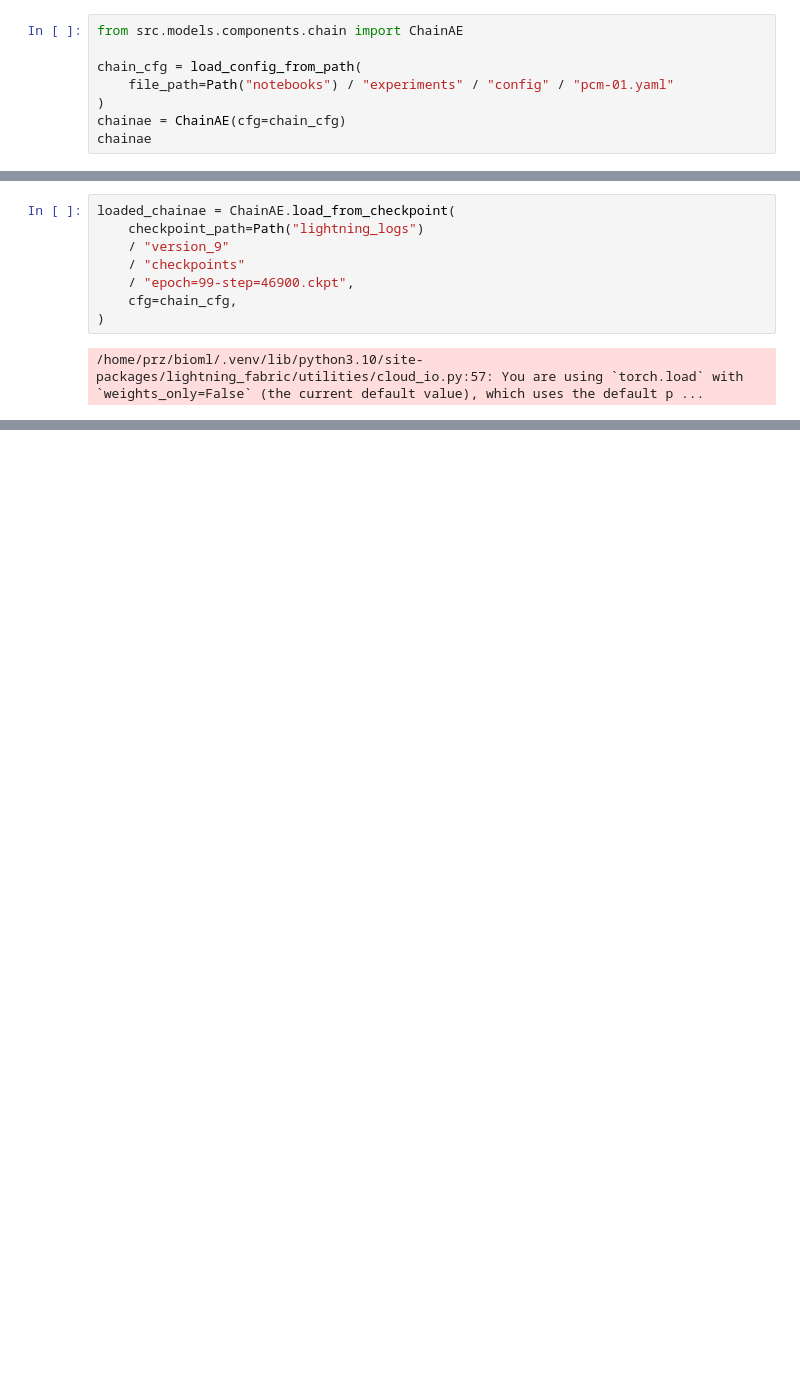
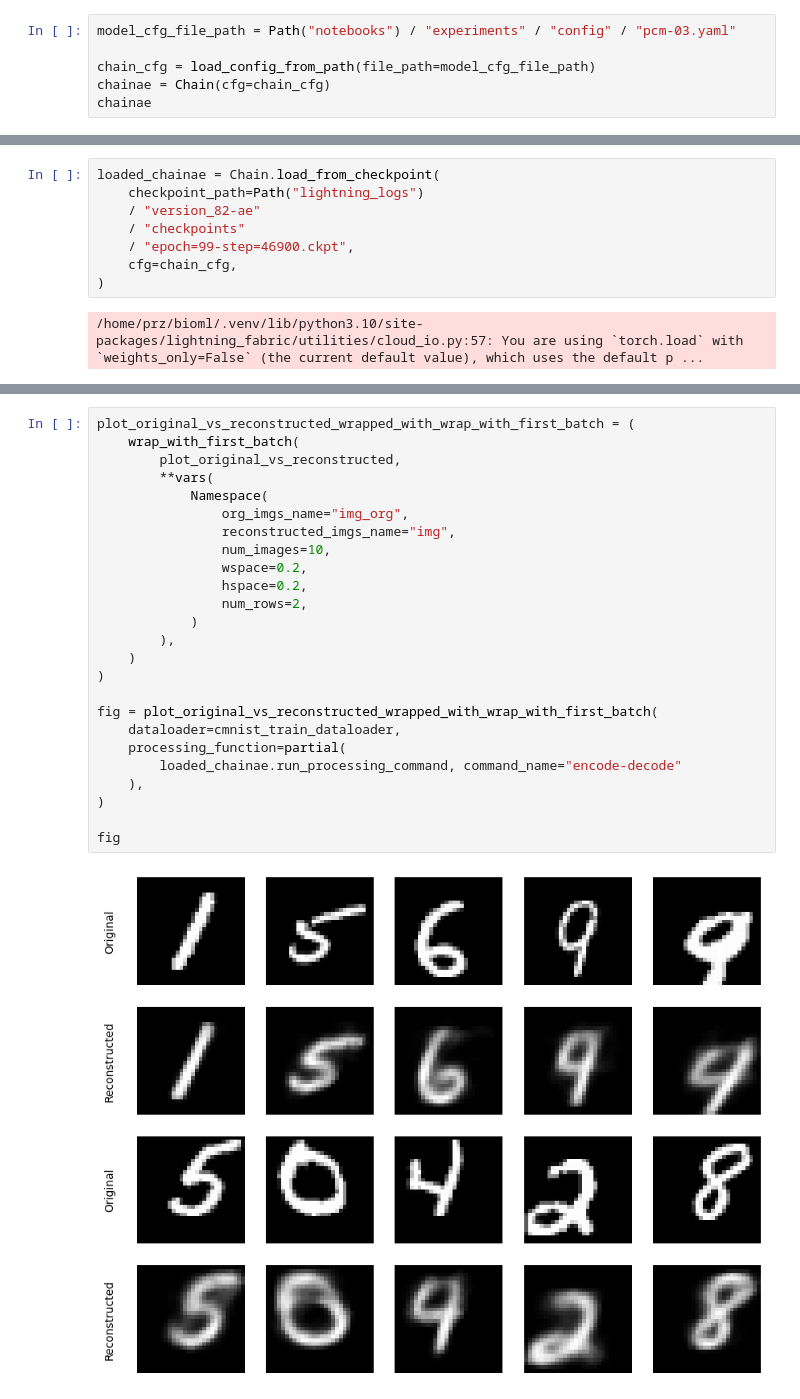
Before and after one commit to D4L-Pigeons/D4L-Hackaton, a Jupyter notebook: notebooks/experiments/pcm-mnist.ipynb, the cells around one changed output, grey strips where cells are left out. Drawn from its saved outputs; the diff is of its cells as text; blank space fills up the shorter version.

Commit message:
Add working mnist model with neptune logs.

```diff
--- a/notebooks/experiments/pcm-mnist.ipynb
+++ b/notebooks/experiments/pcm-mnist.ipynb
@@ -163,11 +437,9 @@ Condition values: tensor([0.])
 # %% [markdown]
 ### Model
 # %%
-from src.models.components.chain import ChainAE
+model_cfg_file_path = Path("notebooks") / "experiments" / "config" / "pcm-03.yaml"
 
-chain_cfg = load_config_from_path(
-    file_path=Path("notebooks") / "experiments" / "config" / "pcm-01.yaml"
-)
-chainae = ChainAE(cfg=chain_cfg)
+chain_cfg = load_config_from_path(file_path=model_cfg_file_path)
+chainae = Chain(cfg=chain_cfg)
 chainae
 # %% [output]
@@ -216,7 +625,7 @@ HPU available: False, using: 0 HPUs
 # %%
-loaded_chainae = ChainAE.load_from_checkpoint(
+loaded_chainae = Chain.load_from_checkpoint(
     checkpoint_path=Path("lightning_logs")
-    / "version_9"
+    / "version_82-ae"
     / "checkpoints"
     / "epoch=99-step=46900.ckpt",
     cfg=chain_cfg,
@@ -270,0 +635,27 @@ torch.Size([128, 1, 28, 28])
+# %%
+plot_original_vs_reconstructed_wrapped_with_wrap_with_first_batch = (
+    wrap_with_first_batch(
+        plot_original_vs_reconstructed,
+        **vars(
+            Namespace(
+                org_imgs_name="img_org",
+                reconstructed_imgs_name="img",
+                num_images=10,
+                wspace=0.2,
+                hspace=0.2,
+                num_rows=2,
+            )
+        ),
+    )
+)
+
+fig = plot_original_vs_reconstructed_wrapped_with_wrap_with_first_batch(
+    dataloader=cmnist_train_dataloader,
+    processing_function=partial(
+        loaded_chainae.run_processing_command, command_name="encode-decode"
+    ),
+)
+
+fig
+# %% [output]
+[figure, added]
```
Also changed, not shown: parts of 38 cells of this notebook, 33 other files.
